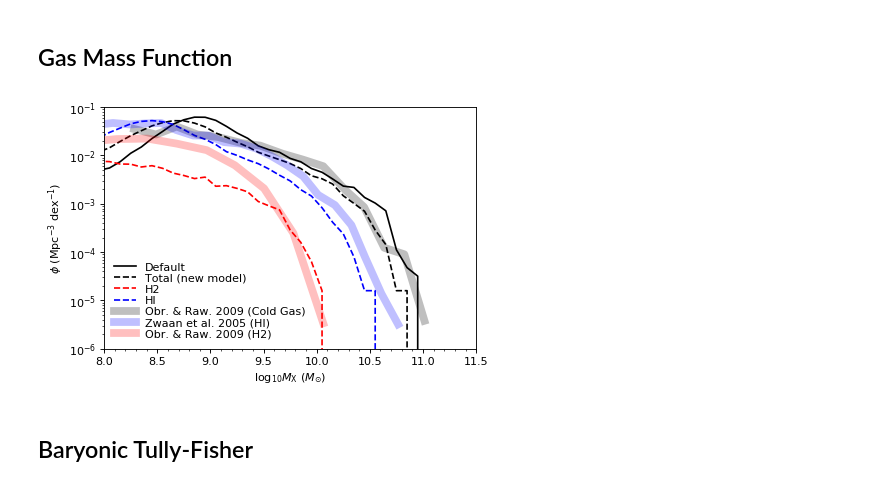
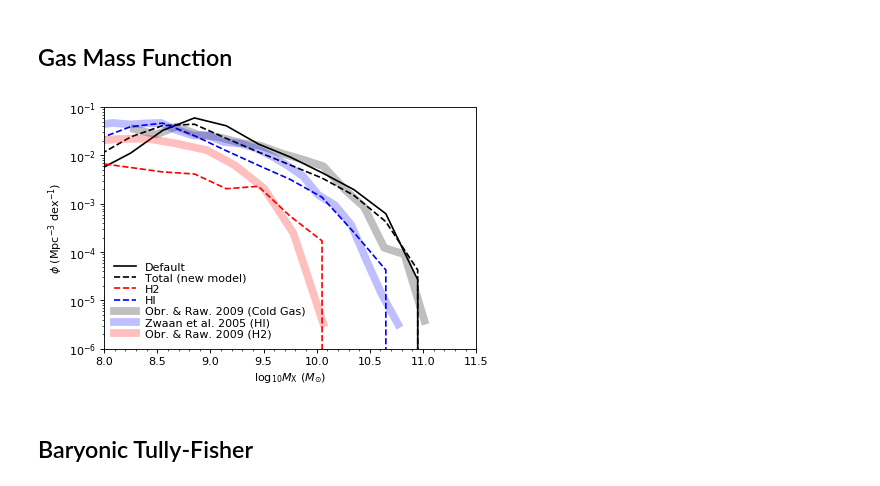
Before and after one commit to darrencroton/sage, a Jupyter notebook: analysis/allresults.ipynb, the cells around one changed output. Drawn from its saved outputs; the diff is of its cells as text; code cells hidden in the pictures.

```diff
--- a/analysis/allresults.ipynb
+++ b/analysis/allresults.ipynb
@@ -7,18 +6,17 @@ import numpy
 from random import sample, seed
 # %%
 Hubble_h = 0.73
-BoxSize = ((62.5**3) * (1/8))**(1/3)
+BoxSize = 62.5
 BoxSize1 = ((500**3) * (32/512))**(1/3)
 dilute = 5000
 sSFRcut = -11.0
 # %%
-directory = '../src/auxdata/trees/new-yield/'
-directory1 = '../src/auxdata/trees/dust-growth/'
+directory = '../src/auxdata/trees/default/'
 directory2 = '../src/auxdata/trees/dust/'
 filename = 'model'
 redshift = [0.000]
 firstfile = 0
-lastfile = 0
+lastfile = 7
 # %%
 def galdtype():
 	# Define the data-type for the public version of SAGE
@@ -228,23 +226,16 @@ for i in range(len(redshift)):
 
     for k in range(firstfile, lastfile+1):
         name = (directory+filename+'_z'+f'{redshift[i]:.3f}'+'_'+f'{k}')
-        G = read_one_file(name, Galdesc1)
+        G = read_one_file(name, Galdesc)
         G_snap.extend(G)
     for j in range(firstfile, lastfile+1):
-        name1 = (directory1+filename+'_z'+f'{redshift[i]:.3f}'+'_'+f'{j}')
-        #snapshot 0 = redshift 127, snapshot 63 = redshift 0
-        G1 = read_one_file(name1, Galdesc1)
-        G_snap1.extend(G1)
-    for l in range(firstfile, lastfile+1):
         name2 = (directory2+filename+'_z'+f'{redshift[i]:.3f}'+'_'+f'{j}')
         #snapshot 0 = redshift 127, snapshot 63 = redshift 0
         G2 = read_one_file(name2, Galdesc2)
         G_snap2.extend(G2)
 
     G_snap = np.array(G_snap)
-    G_snap1 = np.array(G_snap1)
     G_snap = G_snap.view(recarray)
-    G_snap1 = G_snap1.view(recarray)
     G_snap2 = np.array(G_snap2)
     G_snap2 = G_snap2.view(recarray)
 # %%
@@ -642,14 +608,14 @@ plt.show()
 plt.figure ()
 ax = plt.subplot(111)
 
-binwidth = 0.1
+binwidth = 0.3
 
 w = np.where(G_snap.ColdGas > 0.0)[0]
 mass = np.log10(G_snap.ColdGas[w] * 1.0e10 / Hubble_h)
-w1 = np.where(G_snap1.ColdGas > 0.0)[0]
-mass1 = np.log10(G_snap1.ColdGas[w1] * 1.0e10 / Hubble_h)
-H2 = np.log10(G_snap1.f_H2[w1] * G_snap1.ColdGas[w1] * 1.0e10 / Hubble_h)
-HI = np.log10(G_snap1.f_HI[w1] * G_snap1.ColdGas[w1] * 1.0e10 / Hubble_h)
+w1 = np.where(G_snap2.ColdGas > 0.0)[0]
+mass1 = np.log10(G_snap2.ColdGas[w1] * 1.0e10 / Hubble_h)
+H2 = np.log10(G_snap2.f_H2[w1] * G_snap2.ColdGas[w1] * 1.0e10 / Hubble_h)
+HI = np.log10(G_snap2.f_HI[w1] * G_snap2.ColdGas[w1] * 1.0e10 / Hubble_h)
 
 mi = np.floor(min(mass1)) - 2
 ma = np.floor(max(mass1)) + 2
@@ -726,34 +692,34 @@ ObrCold = np.array([
             [10.551,  -3.635],
             [10.740,  -5.010]        ], dtype=np.float32)
 
 ObrCold_xval = np.log10(10**(ObrCold[:, 0])  /Hubble_h/Hubble_h)
 ObrCold_yval = (10**(ObrCold[:, 1]) * Hubble_h*Hubble_h*Hubble_h)
 Zwaan_xval = np.log10(10**(Zwaan[:, 0]) /Hubble_h/Hubble_h)
 Zwaan_yval = (10**(Zwaan[:, 1]) * Hubble_h*Hubble_h*Hubble_h)
 ObrRaw_xval = np.log10(10**(ObrRaw[:, 0])  /Hubble_h/Hubble_h)
 ObrRaw_yval = (10**(ObrRaw[:, 1]) * Hubble_h*Hubble_h*Hubble_h)
 
 plt.plot(ObrCold_xval, ObrCold_yval, color='black', lw = 7, alpha=0.25, label='Obr. & Raw. 2009 (Cold Gas)')
 plt.plot(Zwaan_xval, Zwaan_yval, color='blue', lw = 7, alpha=0.25, label='Zwaan et al. 2005 (HI)')
 plt.plot(ObrRaw_xval, ObrRaw_yval, color='red', lw = 7, alpha=0.25, label='Obr. & Raw. 2009 (H2)')
 
 plt.yscale('log', nonposy='clip')
 plt.axis([8.0, 11.5, 1.0e-6, 1.0e-1])
 
 ax.xaxis.set_minor_locator(plt.MultipleLocator(0.1))
 
 plt.ylabel(r'$\phi\ (\mathrm{Mpc}^{-3}\ \mathrm{dex}^{-1})$')
 plt.xlabel(r'$\log_{10} M_{\mathrm{X}}\ (M_{\odot})$')
 
 leg = plt.legend(loc=0, numpoints=1, labelspacing=0.1)
 leg.draw_frame(False)  # Don't want a box frame
 for t in leg.get_texts():  # Reduce the size of the text
     t.set_fontsize('medium')
 
 plt.savefig('plots/GMF-dust.png')
 plt.show()
 # %% [output]
-[figure, old version]
+[figure, new version]
 # %% [markdown]
 ## Baryonic Tully-Fisher
 # %%
```
Also changed, not shown: parts of 16 cells of this notebook, 3 other files.
